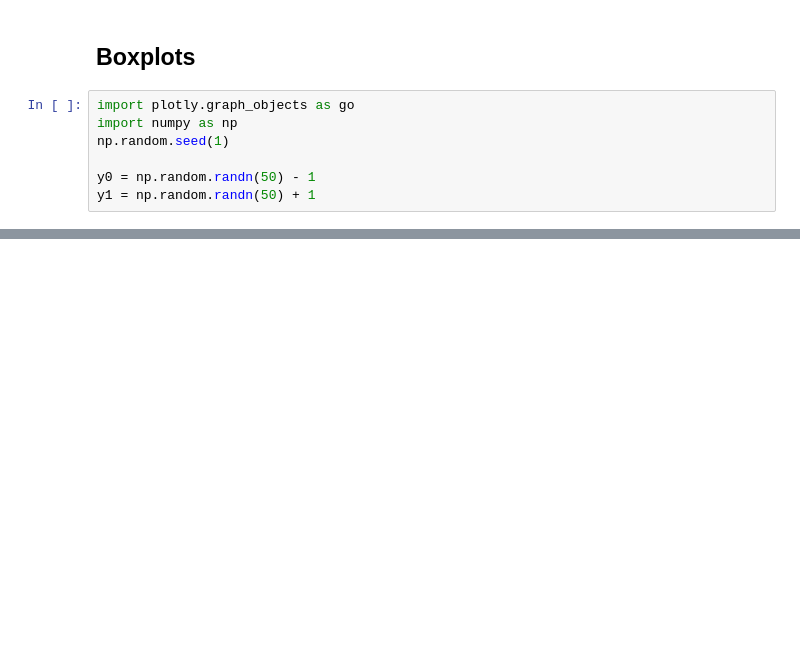
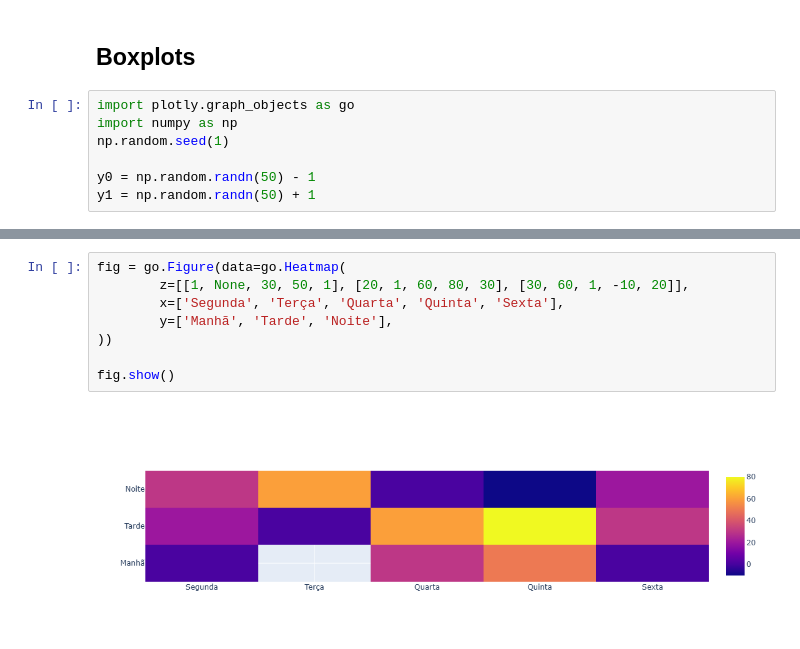
Before and after one commit to dev-DaviGuerra/Plotly, a Jupyter notebook: Plotly.ipynb, the cells around one changed output, grey strips where cells are left out. Drawn from its saved outputs; the diff is of its cells as text; blank space fills up the shorter version.

```diff
--- a/Plotly.ipynb
+++ b/Plotly.ipynb
@@ -131,0 +151,10 @@ fig.update_layout(height=600)
+# %%
+fig = go.Figure(data=go.Heatmap(
+        z=[[1, None, 30, 50, 1], [20, 1, 60, 80, 30], [30, 60, 1, -10, 20]],
+        x=['Segunda', 'Terça', 'Quarta', 'Quinta', 'Sexta'],
+        y=['Manhã', 'Tarde', 'Noite'],
+))
+
+fig.show()
+# %% [output]
+[figure, added]
```
Also changed, not shown: parts of 5 cells of this notebook.
